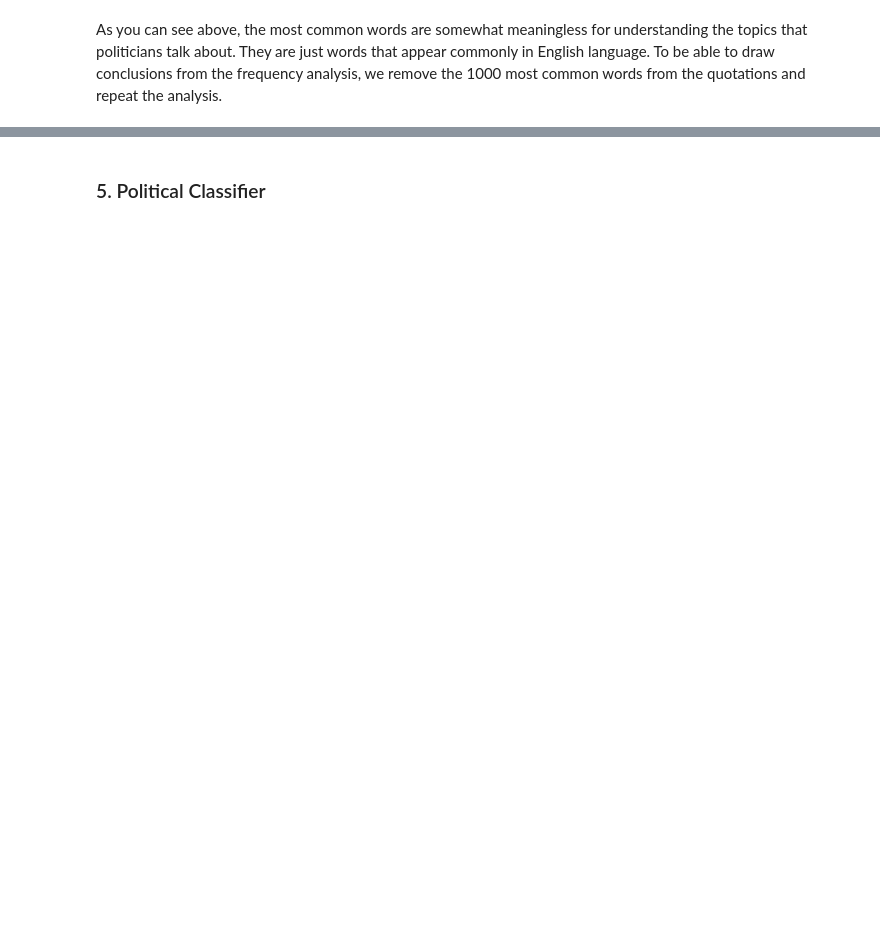
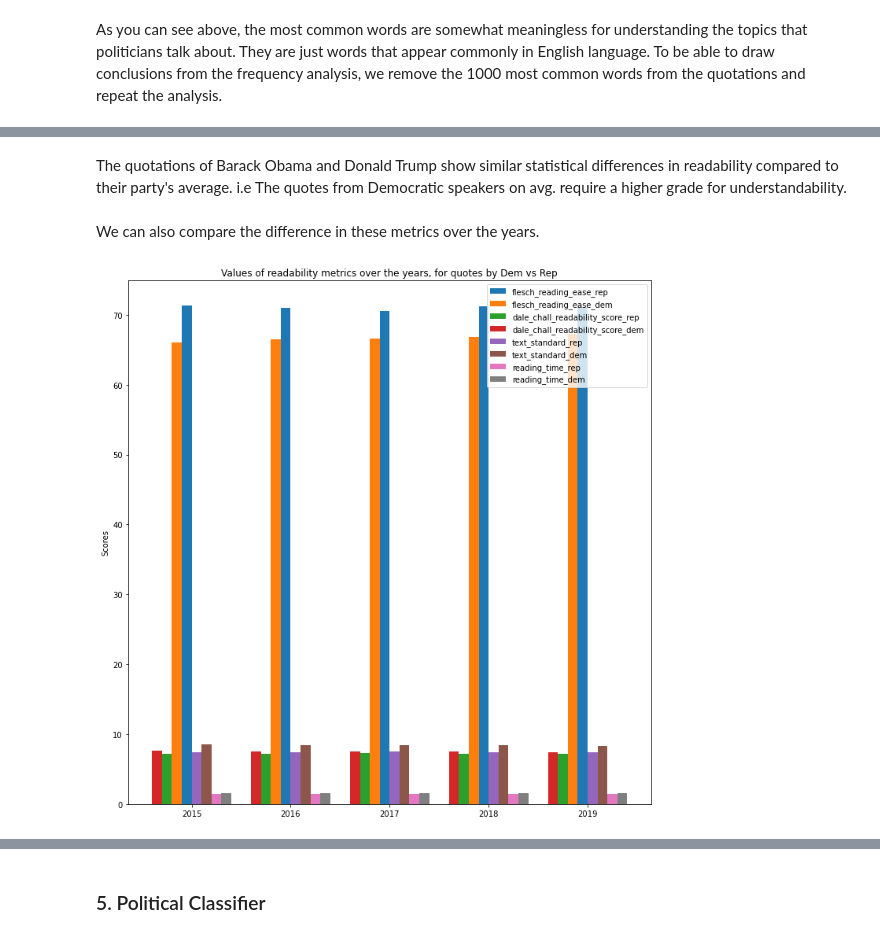
Before and after one commit to cndesabbata/Political-affiliation-predictor-from-quotes, a Jupyter notebook: political_classifier.ipynb, the cells around one changed output, grey strips where cells are left out. Cells and saved outputs as stored; diff of their text form; code cells hidden in the pictures; blank space fills up the shorter version.

```diff
--- a/political_classifier.ipynb
+++ b/political_classifier.ipynb
@@ -286,0 +430,48 @@ freq.head(10)
+# %% [markdown]
+The quotations of Barack Obama and Donald Trump show similar statistical differences in readability compared to their party's average. i.e The quotes from Democratic speakers on avg. require a higher grade for understandability.
+# %% [markdown]
+We can also compare the difference in these metrics over the years.
+# %%
+years = list(range(2015, 2020))
+
+yearly_readability_data = {}
+for ft in readability_features:
+    yearly_readability_data[ft+'_rep'] = []
+    yearly_readability_data[ft+'_dem'] = []
+
+for year in years:
+    year_df_rep = republicans[republicans['Date-Time'] <= f"{year}-1-31"]
+    year_df_rep = republicans[republicans['Date-Time'] >= f"{year}-1-1"]
+
+    year_df_dem = democrats[democrats['Date-Time'] <= f"{year}-1-31"]
+    year_df_dem = democrats[democrats['Date-Time'] >= f"{year}-1-1"]
+
+    for ft in readability_features:
+        yearly_readability_data[ft+'_rep'].append(year_df_rep[ft].mean())
+        yearly_readability_data[ft+'_dem'].append(year_df_dem[ft].mean())
+
+
+x = np.arange(len(years))
+width = 0.1
+
+fig, ax = plt.subplots()
+for i, (ft, score) in enumerate(yearly_readability_data.items()):
+    if i < (len(yearly_readability_data.keys()) / 2):
+        x_loc = x - (width/2) - (i * width)
+    else:
+        i = i - len(yearly_readability_data.keys()) / 2
+        x_loc = x + (width/2) + (i * width)
+
+    ax.bar(x_loc, score, width, label=ft)
+
+ax.set_ylabel('Scores')
+ax.set_title('Values of readability metrics over the years, for quotes by Dem vs Rep')
+ax.set_xticks(x)
+ax.set_xticklabels(years)
+ax.legend()
+
+fig.tight_layout()
+
+plt.show()
+# %% [output]
+[figure, added]
```
Also changed, not shown: parts of 47 cells of this notebook, 1 other file.
